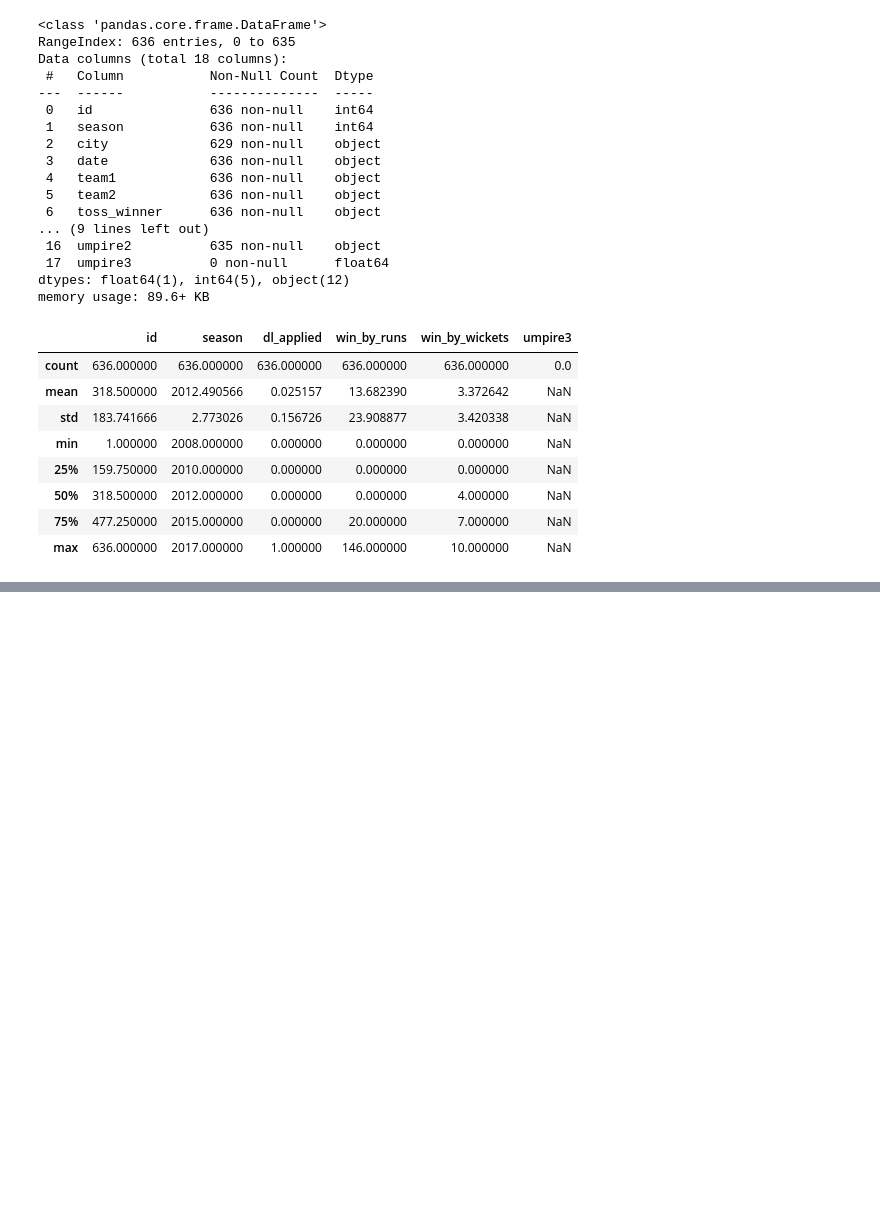
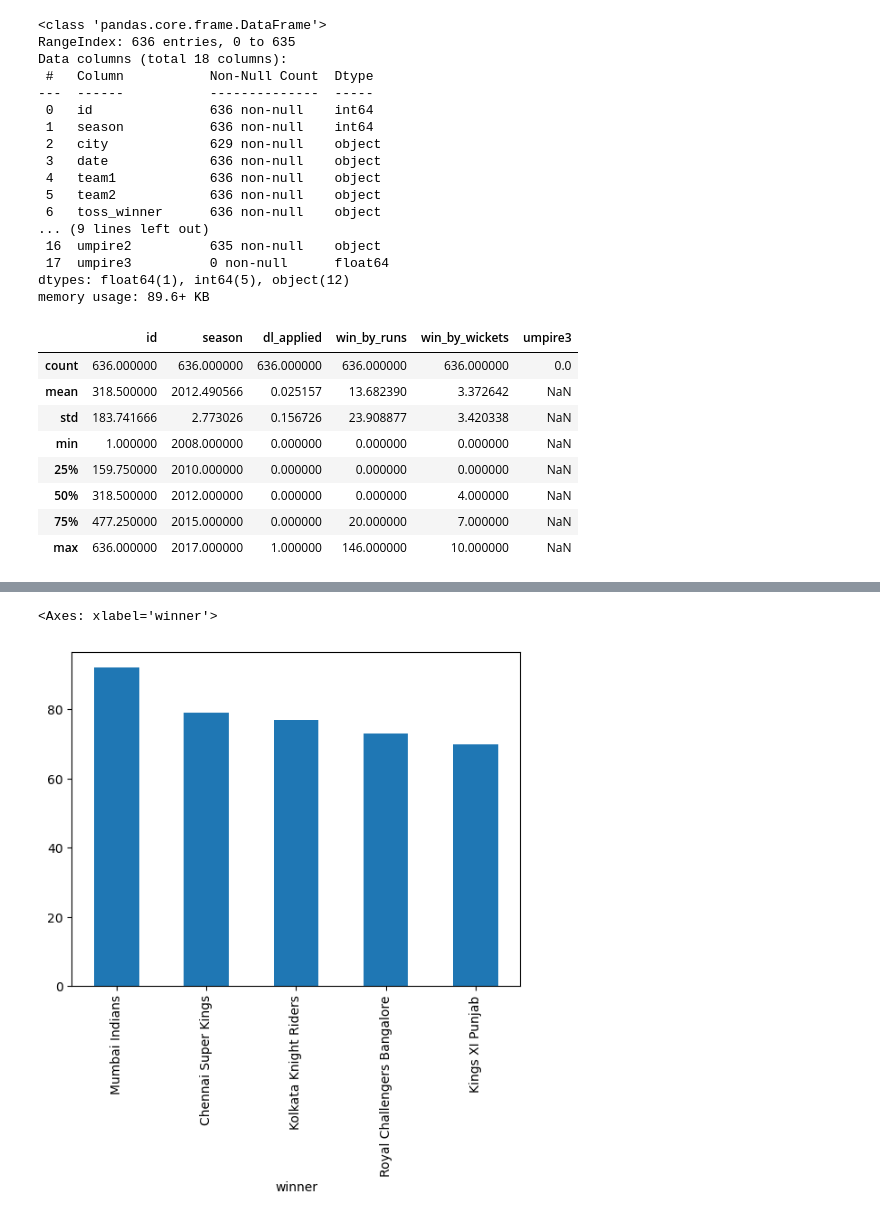
Before and after one commit to nirdesho6o/Machine-Learning-Journey, a Jupyter notebook: Pandas/pandas.ipynb, the cells around one changed output, grey strips where cells are left out. Saved outputs shown, nothing was run; the diff lists cells and outputs as text; code cells hidden in the pictures; blank space fills up the shorter version.

```diff
--- a/Pandas/pandas.ipynb
+++ b/Pandas/pandas.ipynb
@@ -91,0 +247,5 @@ data.describe() #only works on numerical columns
+# %%
+data['winner'].value_counts().head().plot(kind='bar')
+# %% [output]
+<Axes: xlabel='winner'>
+[figure, added]
```
Also changed, not shown: parts of 24 cells of this notebook, 1 other file.
